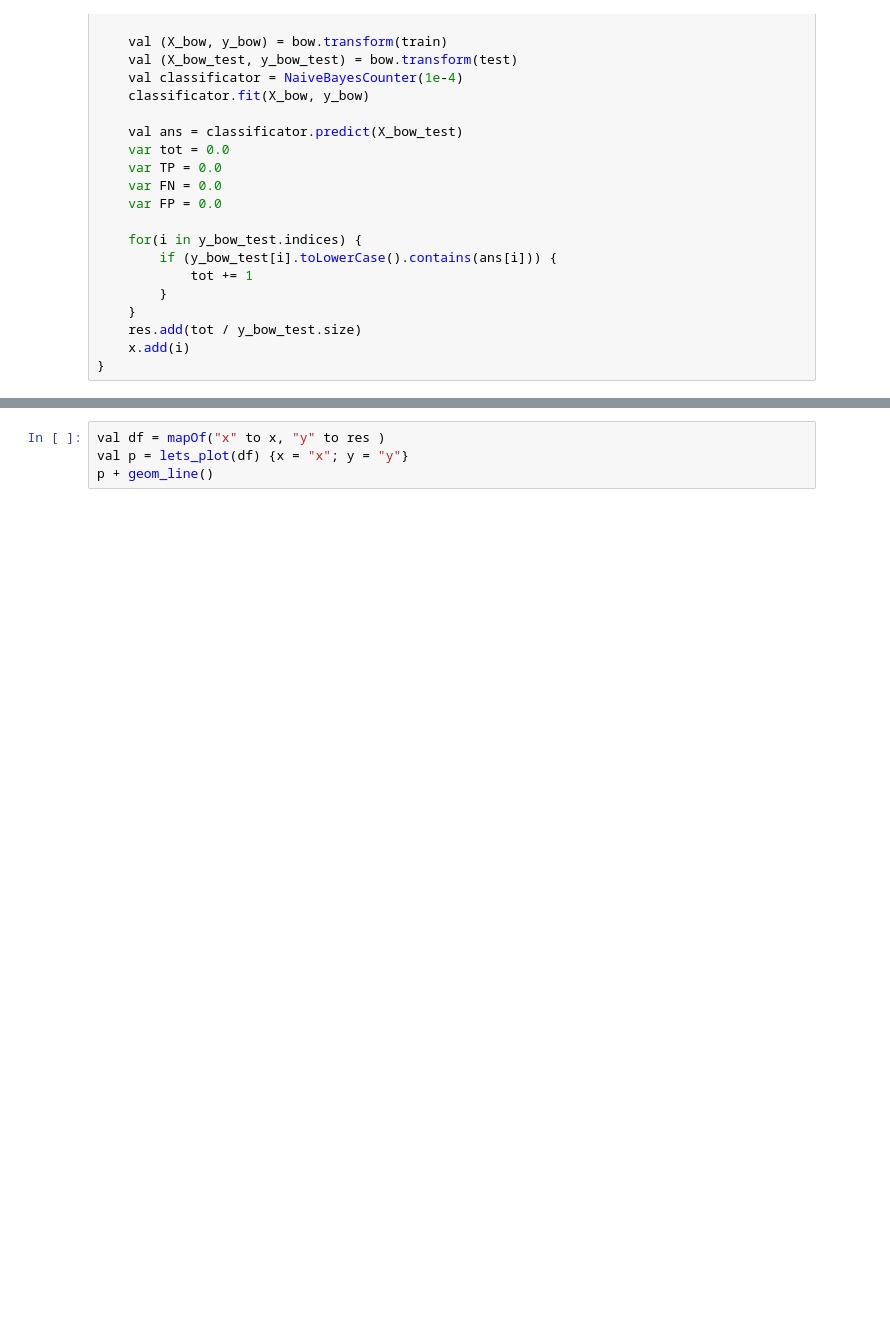
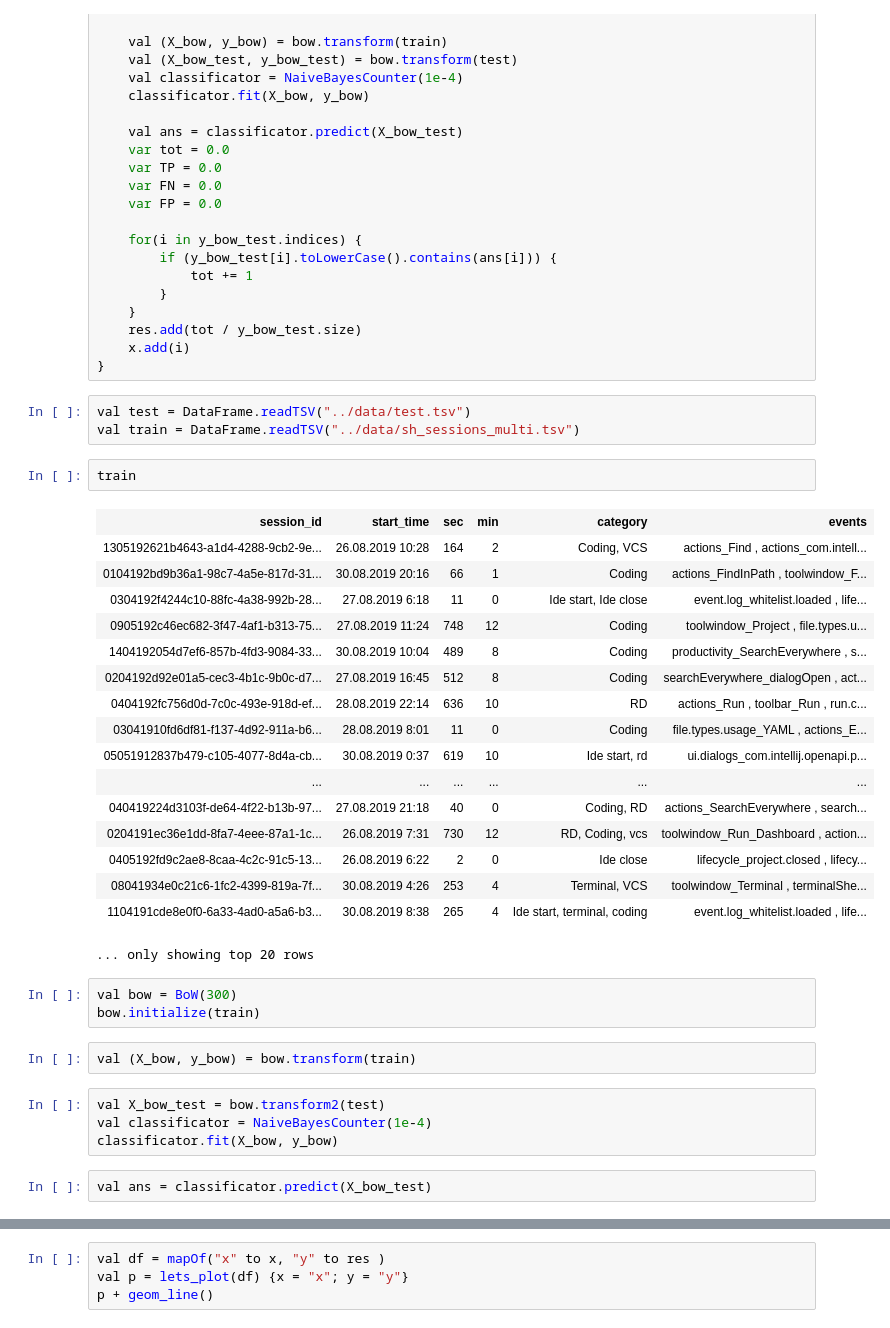
Before and after one commit to kraalfar/classification, a Jupyter notebook: jupyter/counter.ipynb, the cells around one changed output, grey strips where cells are left out. Saved outputs shown, nothing was run; the diff lists cells and outputs as text; blank space fills up the shorter version.

```diff
--- a/jupyter/counter.ipynb
+++ b/jupyter/counter.ipynb
@@ -189,3 +203,37 @@ for (i in 10 until 400 step 10) {
     res.add(tot / y_bow_test.size)
     x.add(i)
 }
+# %%
+val test = DataFrame.readTSV("../data/test.tsv")
+val train = DataFrame.readTSV("../data/sh_sessions_multi.tsv")
+# %%
+train
+# %% [output]
+| session_id | start_time | sec | min | category | events |
+| 1305192621b4643-a1d4-4288-9cb2-9e... | 26.08.2019 10:28 | 164 | 2 | Coding, VCS | actions_Find , actions_com.intell... |
+| 0104192bd9b36a1-98c7-4a5e-817d-31... | 30.08.2019 20:16 | 66 | 1 | Coding | actions_FindInPath , toolwindow_F... |
+| 0304192f4244c10-88fc-4a38-992b-28... | 27.08.2019 6:18 | 11 | 0 | Ide start, Ide close | event.log_whitelist.loaded , life... |
+| 0905192c46ec682-3f47-4af1-b313-75... | 27.08.2019 11:24 | 748 | 12 | Coding | toolwindow_Project , file.types.u... |
+| 1404192054d7ef6-857b-4fd3-9084-33... | 30.08.2019 10:04 | 489 | 8 | Coding | productivity_SearchEverywhere , s... |
+| 0204192d92e01a5-cec3-4b1c-9b0c-d7... | 27.08.2019 16:45 | 512 | 8 | Coding | searchEverywhere_dialogOpen , act... |
+| 0404192fc756d0d-7c0c-493e-918d-ef... | 28.08.2019 22:14 | 636 | 10 | RD | actions_Run , toolbar_Run , run.c... |
+| 03041910fd6df81-f137-4d92-911a-b6... | 28.08.2019 8:01 | 11 | 0 | Coding | file.types.usage_YAML , actions_E... |
+| 05051912837b479-c105-4077-8d4a-cb... | 30.08.2019 0:37 | 619 | 10 | Ide start, rd | ui.dialogs_com.intellij.openapi.p... |
+| ... | ... | ... | ... | ... | ... |
+| 040419224d3103f-de64-4f22-b13b-97... | 27.08.2019 21:18 | 40 | 0 | Coding, RD | actions_SearchEverywhere , search... |
+| 0204191ec36e1dd-8fa7-4eee-87a1-1c... | 26.08.2019 7:31 | 730 | 12 | RD, Coding, vcs | toolwindow_Run_Dashboard , action... |
+| 0405192fd9c2ae8-8caa-4c2c-91c5-13... | 26.08.2019 6:22 | 2 | 0 | Ide close | lifecycle_project.closed , lifecy... |
+| 08041934e0c21c6-1fc2-4399-819a-7f... | 30.08.2019 4:26 | 253 | 4 | Terminal, VCS | toolwindow_Terminal , terminalShe... |
+| 1104191cde8e0f0-6a33-4ad0-a5a6-b3... | 30.08.2019 8:38 | 265 | 4 | Ide start, terminal, coding | event.log_whitelist.loaded , life... |
+... only showing top 20 rows
+# %%
+val bow = BoW(300)
+bow.initialize(train)
+# %%
+val (X_bow, y_bow) = bow.transform(train)
+# %%
+val X_bow_test = bow.transform2(test)
+val classificator = NaiveBayesCounter(1e-4)
+classificator.fit(X_bow, y_bow)
+# %%
+val ans = classificator.predict(X_bow_test)
```
Also changed, not shown: parts of 7 cells of this notebook, 5 other files.
